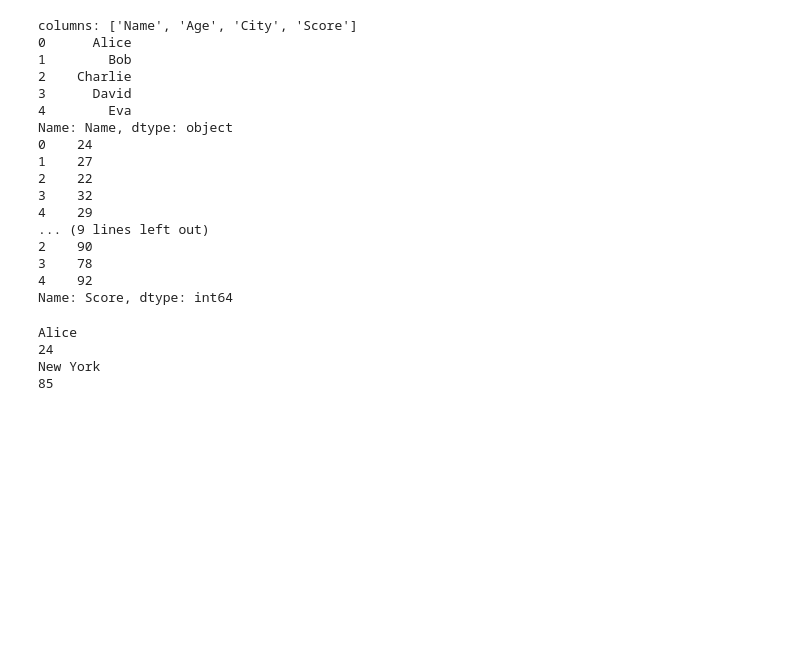
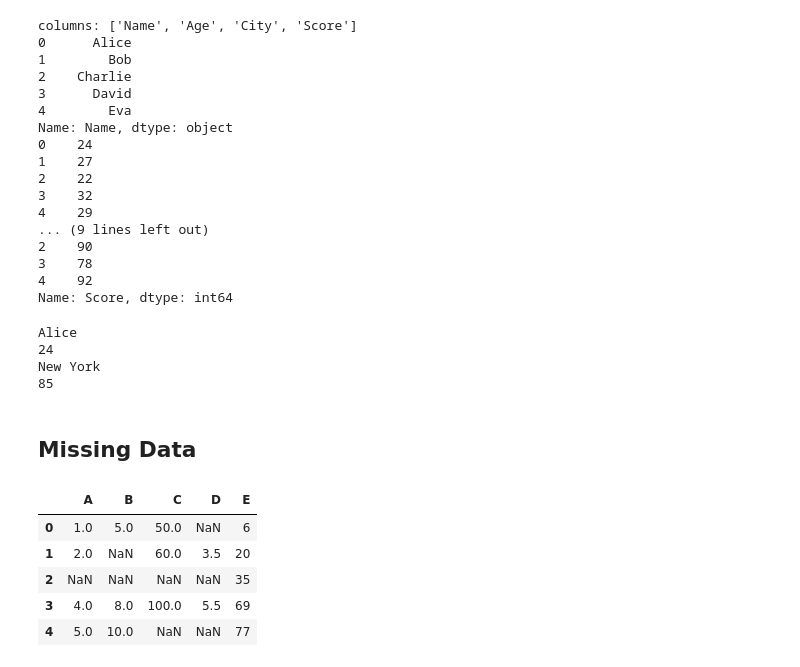
Before and after one commit to WasikAhmed/dataScience-and-ML, a Jupyter notebook: Pandas/04_data_maipulation.ipynb, the cells around one changed output. Cells and saved outputs as stored; diff of their text form; code cells hidden in the pictures; blank space fills up the shorter version.

Commit message:
Add missing value handling in Pandas data manipulation

```diff
--- a/Pandas/04_data_maipulation.ipynb
+++ b/Pandas/04_data_maipulation.ipynb
@@ -425,3 +425,23 @@ Alice
 24
 New York
 85
+# %% [markdown]
+## Missing Data
+# %%
+data = {
+    'A': [1, 2, np.nan, 4, 5],
+    'B': [5, np.nan, np.nan, 8, 10],
+    'C': [50, 60, np.nan, 100, np.nan],
+    'D': [np.nan, 3.5, np.nan, 5.5, np.nan],
+    'E': [6, 20, 35, 69, 77]
+}
+
+df = pd.DataFrame(data)
+df
+# %% [output]
+|  | A | B | C | D | E |
+| 0 | 1.0 | 5.0 | 50.0 | NaN | 6 |
+| 1 | 2.0 | NaN | 60.0 | 3.5 | 20 |
+| 2 | NaN | NaN | NaN | NaN | 35 |
+| 3 | 4.0 | 8.0 | 100.0 | 5.5 | 69 |
+| 4 | 5.0 | 10.0 | NaN | NaN | 77 |
```
Also changed, not shown: parts of 31 cells of this notebook.
